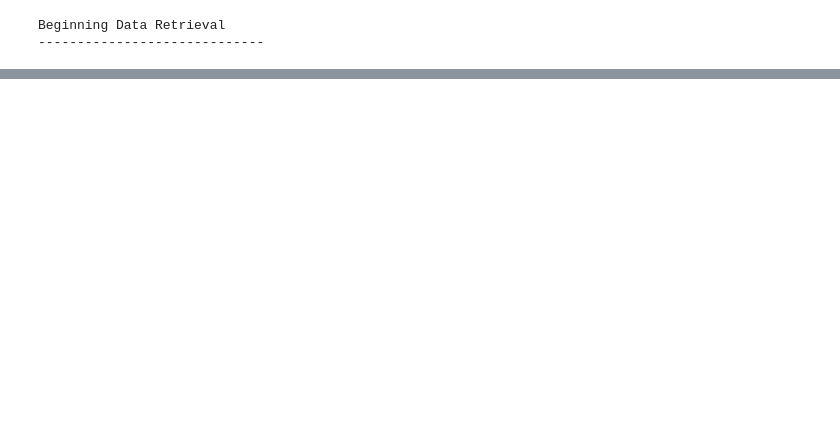
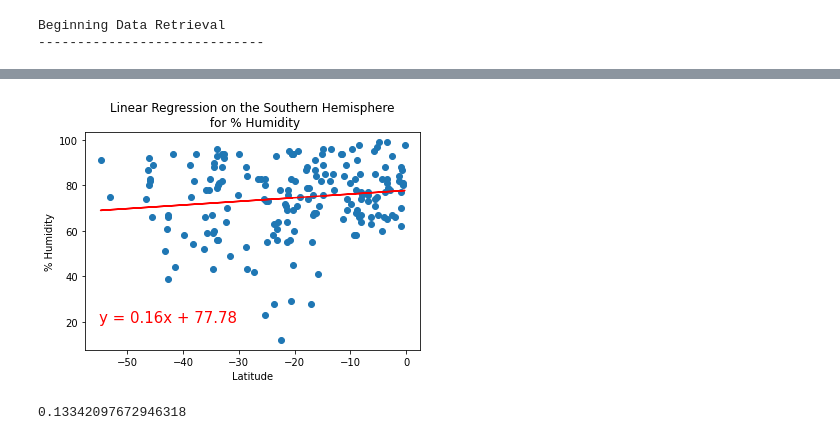
Before and after one commit to ktella22/World_Weather_Analysis, a Jupyter notebook: WeatherPy.ipynb, the cells around one changed output, grey strips where cells are left out. Saved outputs shown, nothing was run; the diff lists cells and outputs as text; code cells hidden in the pictures; blank space fills up the shorter version.

```diff
--- a/WeatherPy.ipynb
+++ b/WeatherPy.ipynb
@@ -254,0 +352,10 @@ plt.show()
+# %%
+# Linear regression on % Humidity for the Southern Hemisphere
+x_values = southern_hemi_df["Lat"]
+y_values = southern_hemi_df["Humidity"]
+# Call the function.
+plot_linear_regression(x_values, y_values,
+                       'Linear Regression on the Southern Hemisphere\n for % Humidity', "% Humidity",(-55,20))
+# %% [output]
+[figure, added]
+0.13342097672946318
```
Also changed, not shown: parts of 26 cells of this notebook, 5 other files.
